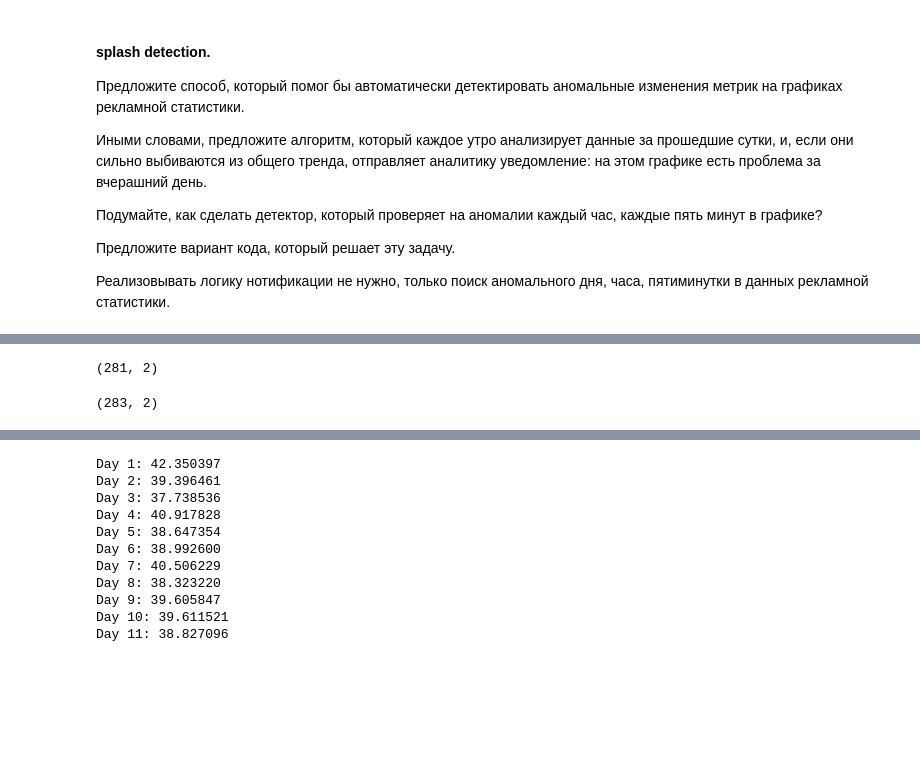
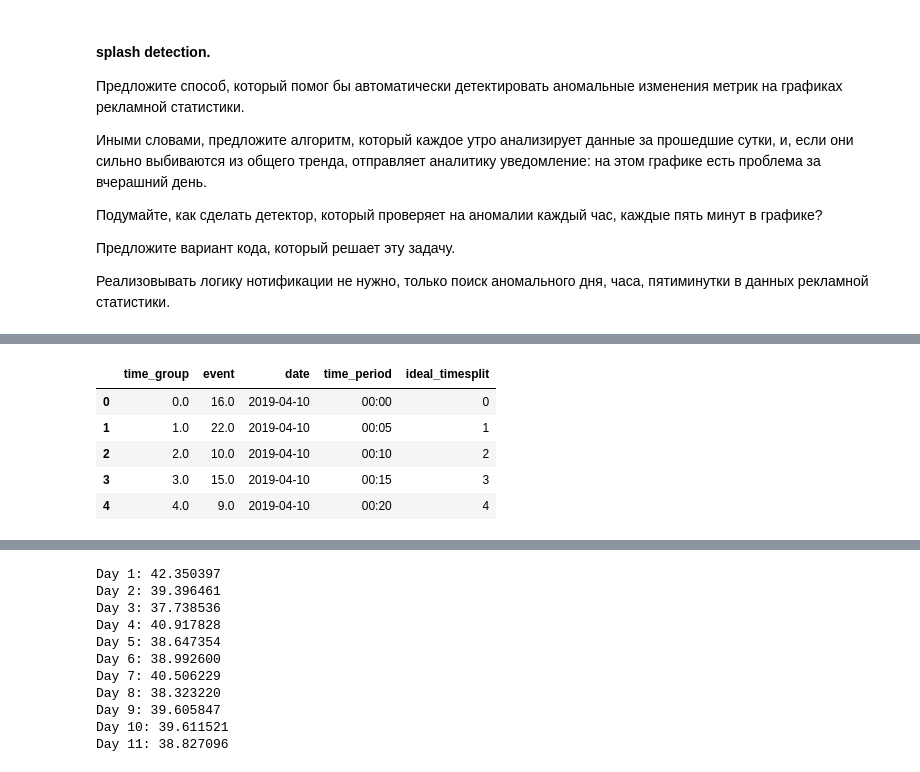
Before and after one commit to Espad/vk_analytics, a Jupyter notebook: vk_adv_analyse.ipynb, the cells around one changed output, grey strips where cells are left out. Cells and saved outputs as stored; diff of their text form; code cells hidden in the pictures; blank space fills up the shorter version.

```diff
--- a/vk_adv_analyse.ipynb
+++ b/vk_adv_analyse.ipynb
@@ -878,20 +878,3 @@ start_time = df_test.index[0]#df_test.iloc[0]
 end_time = df_test.index[-1] #df_test.iloc[df_test.shape[0]-1]
 chunk_size = int((24 * 60 * 60) / window_interval_sec)
 print (chunk_size) # equals amount of 5 minutes
-# %%
-df_train = df[df.date == '2019-04-07']
-df_train = df_train.set_index(df_train.time)
-df_train.drop(['date', 'has_video', 'time'], axis = 1, inplace = True)
-df_train = df_train.sort_values('time')
-
-
-# хорошо бы доработать до использования четких каждые 5 мин, а не по кол-ву, которое есть.
-
-df_train['time_group'] = (df_train.assign(timestamp=df_train['time_from_timestamp'].dt.floor('5min'))
-       .groupby(pd.Grouper(key='time_from_timestamp',freq='5min'))
-       .ngroup())
-
-df_train.head()
-
-day_groupped_train = df_train.groupby('time_group', as_index=False)\
-.agg({'event' : 'count'})
@@ -917,8 +892,9 @@ day_groupped_test = df_test.groupby('time_group', as_index=False)\
 # %%
-day_groupped_train.shape
+day_groupped_train.head()
 # %% [output]
-(281, 2)
+|  | time_group | event | date | time_period | ideal_timesplit |
+| 0 | 0.0 | 16.0 | 2019-04-10 | 00:00 | 0 |
+| 1 | 1.0 | 22.0 | 2019-04-10 | 00:05 | 1 |
+| 2 | 2.0 | 10.0 | 2019-04-10 | 00:10 | 2 |
+| 3 | 3.0 | 15.0 | 2019-04-10 | 00:15 | 3 |
+| 4 | 4.0 | 9.0 | 2019-04-10 | 00:20 | 4 |
-# %%
-day_groupped_test.shape
-# %% [output]
-(283, 2)
```
Also changed, not shown: parts of 16 cells of this notebook.
